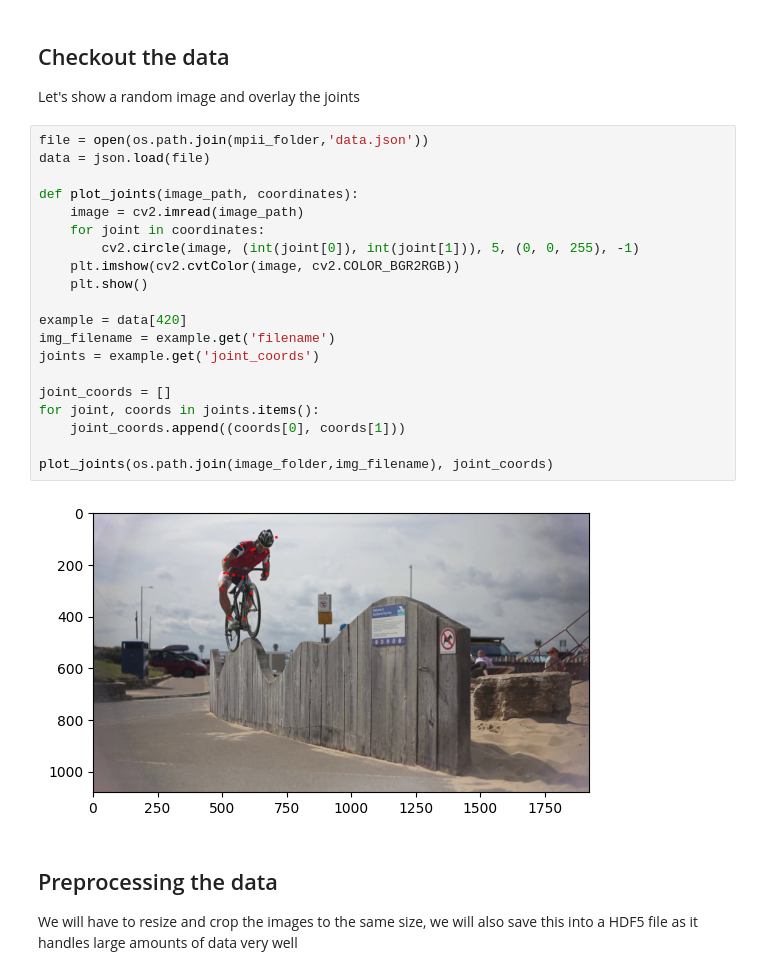
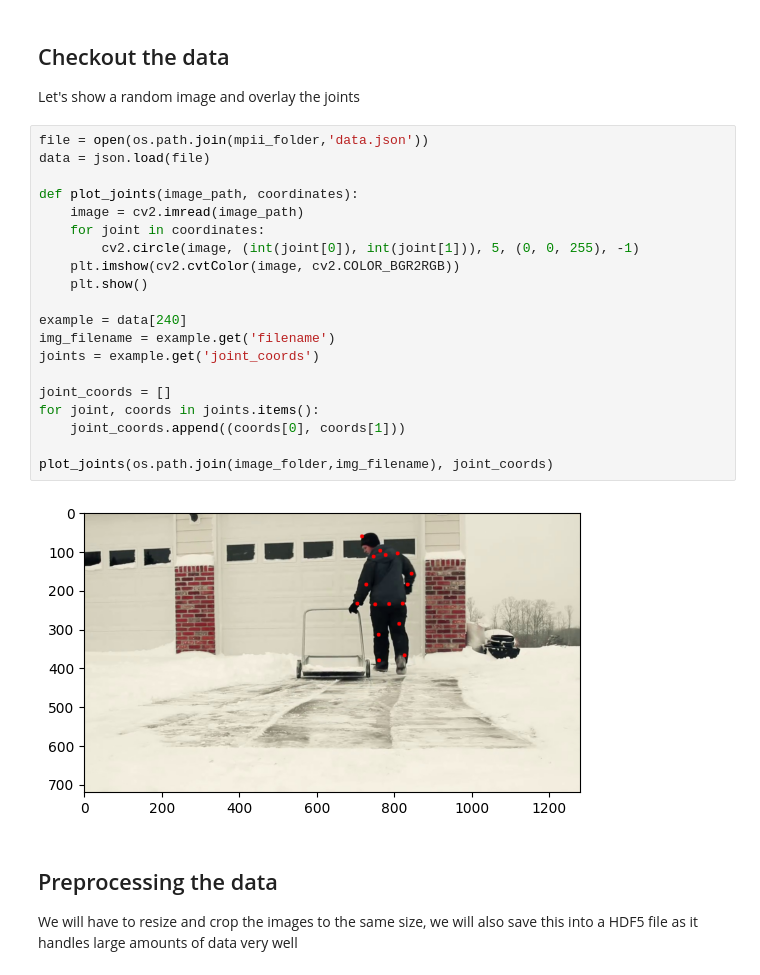
Before and after one commit to williamsaether/BikeFit, a Jupyter notebook: data/exploring.ipynb, the cells around one changed output. Saved outputs shown, nothing was run; the diff lists cells and outputs as text.

```diff
--- a/data/exploring.ipynb
+++ b/data/exploring.ipynb
@@ -92,25 +95,25 @@ Let's show a random image and overlay the joints
 # %%
 file = open(os.path.join(mpii_folder,'data.json'))
 data = json.load(file)
 
 def plot_joints(image_path, coordinates):
     image = cv2.imread(image_path)
     for joint in coordinates:
         cv2.circle(image, (int(joint[0]), int(joint[1])), 5, (0, 0, 255), -1)
     plt.imshow(cv2.cvtColor(image, cv2.COLOR_BGR2RGB))
     plt.show()
 
-example = data[420]
+example = data[240]
 img_filename = example.get('filename')
 joints = example.get('joint_coords')
 
 joint_coords = []
 for joint, coords in joints.items():
     joint_coords.append((coords[0], coords[1]))
 
 plot_joints(os.path.join(image_folder,img_filename), joint_coords)
 # %% [output]
-[figure, old version]
+[figure, new version]
 # %% [markdown]
 ## Preprocessing the data
 We will have to resize and crop the images to the same size, we will also save this into a HDF5 file as it handles large amounts of data very well
```
Also changed, not shown: parts of 27 cells of this notebook.
